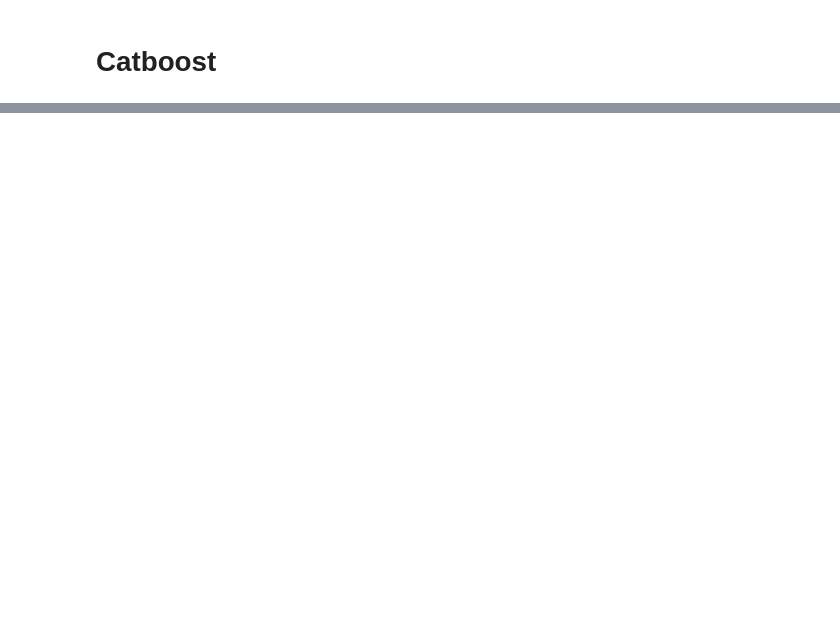
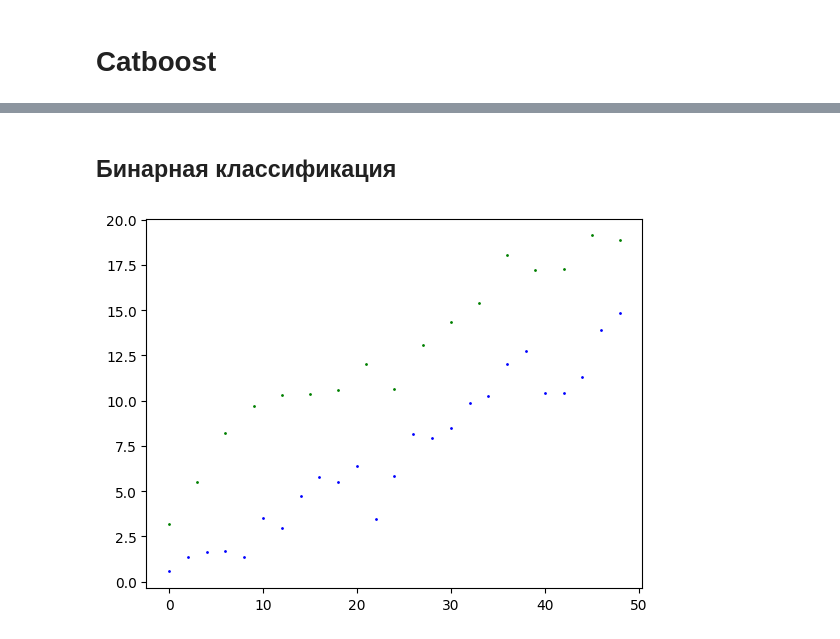
Before and after one commit to YARIK-AI/ML, a Jupyter notebook: docs/examples/ml/catboost.ipynb, the cells around one changed output, grey strips where cells are left out. Saved outputs shown, nothing was run; the diff lists cells and outputs as text; code cells hidden in the pictures; blank space fills up the shorter version.

```diff
--- a/docs/examples/ml/catboost.ipynb
+++ b/docs/examples/ml/catboost.ipynb
@@ -65,0 +57,28 @@ plt.close("all")
+# %% [markdown]
+## Бинарная классификация
+# %%
+import numpy
+
+train_x1 = numpy.arange(0,N,2,dtype=float)
+# генерация шума
+noise = numpy.random.normal(0, 1, len(train_x1))
+# добавления шума к произвольной функции
+train_y1 = (0.3*train_x1 + 0.0) + noise
+train_label1 = numpy.full(len(train_x1), 0)
+# %%
+train_x2 = numpy.arange(0,N,3,dtype=float)
+# генерация шума
+noise = numpy.random.normal(0, 1, len(train_x2))
+# добавления шума к произвольной функции
+train_y2 = (0.3*train_x2 + 5.0) + noise
+train_label2 = numpy.full(len(train_x2), 1)
+# %%
+# график входных значений
+import matplotlib.pyplot as plt
+fig, axs = plt.subplots(1)
+axs.plot(train_x1,train_y1, 'o', color="blue", markersize=1)
+axs.plot(train_x2,train_y2, 'o', color="green", markersize=1)
+plt.show()
+plt.close("all")
+# %% [output]
+[figure, added]
```
Also changed, not shown: parts of 14 cells of this notebook.
